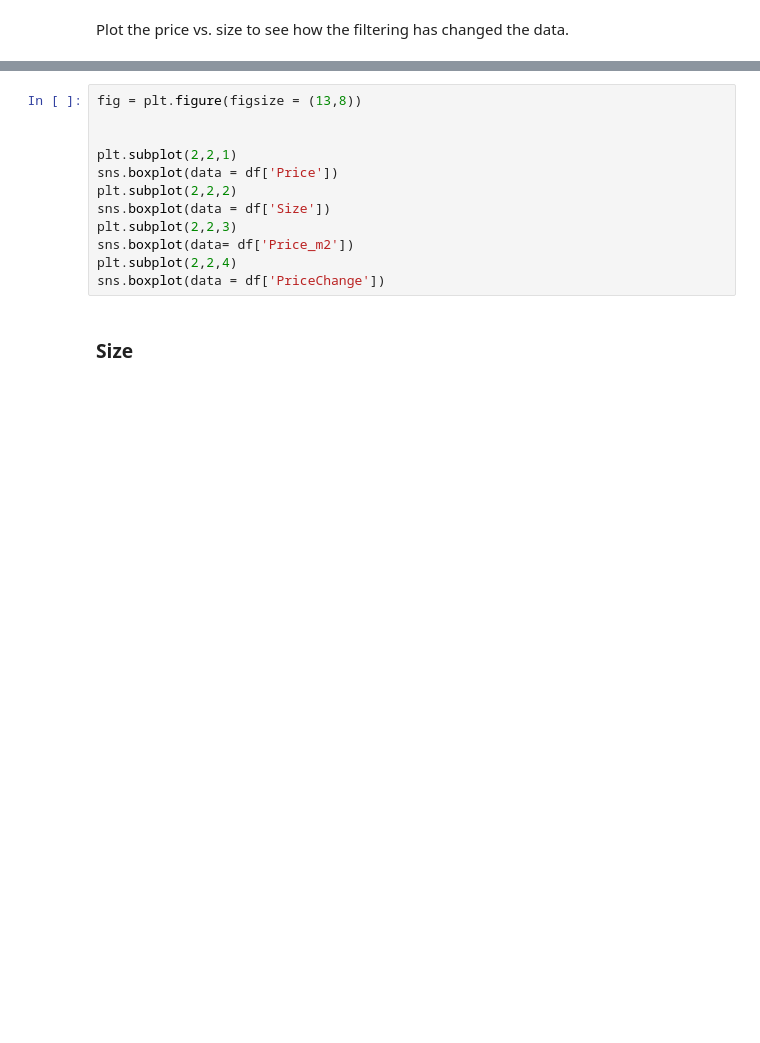
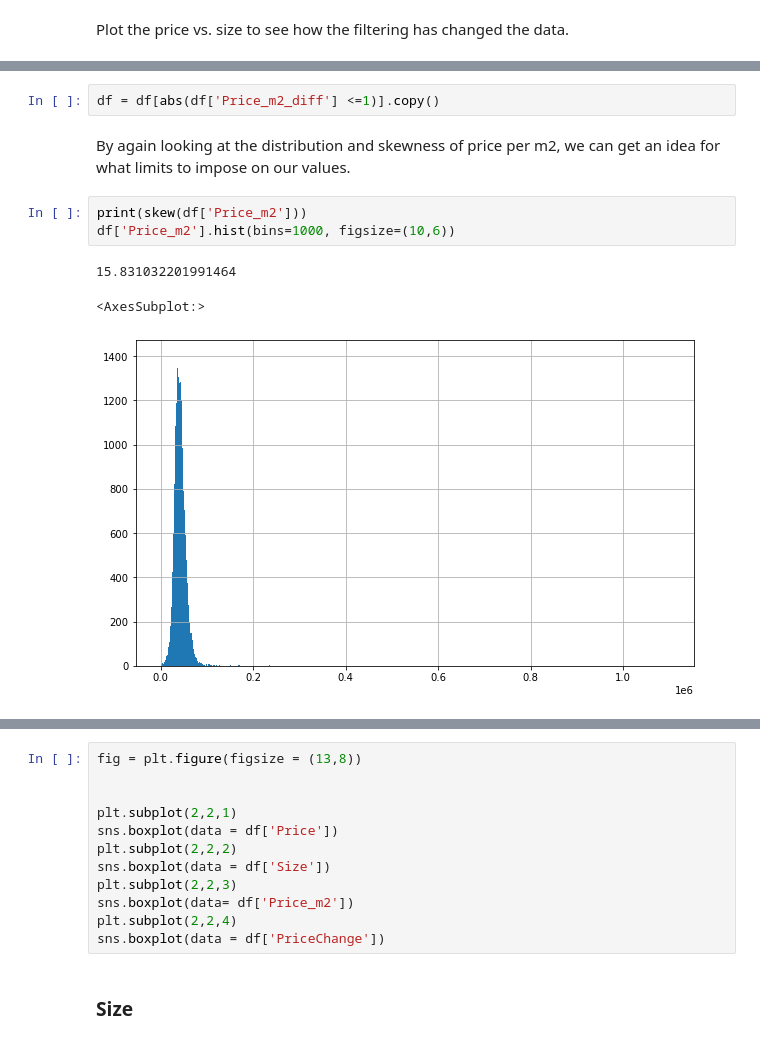
Before and after one commit to MartinJHallberg/BoligaData, a Jupyter notebook: BoligaDataPrep.ipynb, the cells around one changed output, grey strips where cells are left out. Cells and saved outputs as stored; diff of their text form; blank space fills up the shorter version.

```diff
--- a/BoligaDataPrep.ipynb
+++ b/BoligaDataPrep.ipynb
@@ -235,0 +329,11 @@ sns.scatterplot(data = df,
+# %%
+df = df[abs(df['Price_m2_diff'] <=1)].copy()
+# %% [markdown]
+By again looking at the distribution and skewness of price per m2, we can get an idea for what limits to impose on our values.
+# %%
+print(skew(df['Price_m2']))
+df['Price_m2'].hist(bins=1000, figsize=(10,6))
+# %% [output]
+15.831032201991464
+<AxesSubplot:>
+[figure, added]
```
Also changed, not shown: parts of 31 cells of this notebook.
